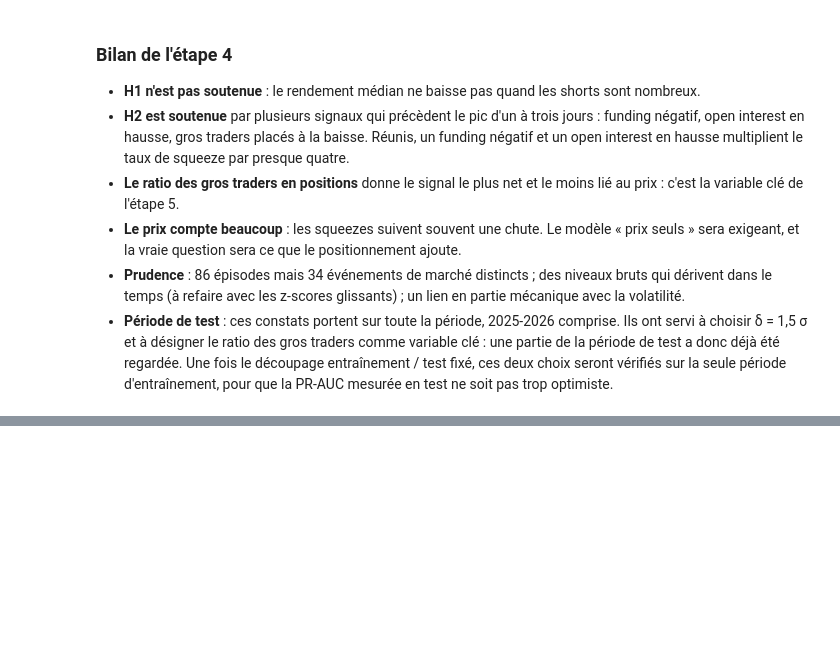
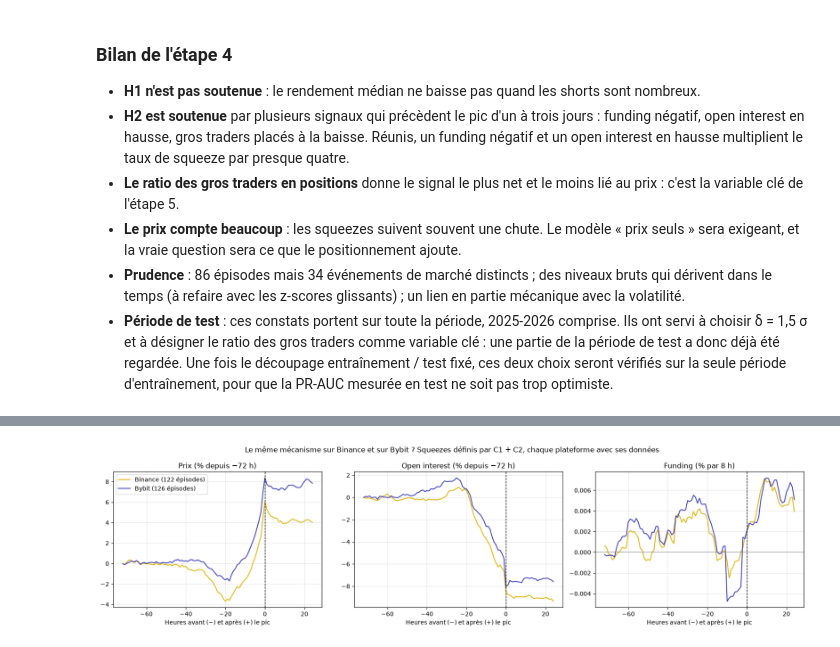
Before and after one commit to Ethanyounes/Ensae-Data-Science, a Jupyter notebook: rapport.ipynb, the cells around one changed output, grey strips where cells are left out. Cells and saved outputs as stored; diff of their text form; code cells hidden in the pictures; blank space fills up the shorter version.

```diff
--- a/rapport.ipynb
+++ b/rapport.ipynb
@@ -754,0 +846,7 @@ Avec δ = 1,2 σ, le tableau est presque identique à celui obtenu avec δ = 1,5
+# %%
+fusion_complet = descriptif.charger_fusion(avec_chauffe=True)
+cible_bybit_complet = descriptif.cible_bybit(fusion_complet)
+cible_binance_c12 = descriptif.sans_c3(panel_cible_complet)
+episodes_binance_c12 = descriptif.tableau_episodes(descriptif.periode_etude(cible_binance_c12))
+episodes_bybit = descriptif.tableau_episodes(descriptif.periode_etude(cible_bybit_complet))
+descriptif.accord_binance_bybit(episodes_binance_c12, episodes_bybit).round(1)
@@ -754,0 +873,4 @@ Avec δ = 1,2 σ, le tableau est presque identique à celui obtenu avec δ = 1,5
+# %%
+descriptif.graphique_binance_bybit(cible_binance_c12, episodes_binance_c12, cible_bybit_complet, episodes_bybit)
+# %% [output]
+[figure, added]
```
Also changed, not shown: parts of 12 cells of this notebook, 2 other files.
